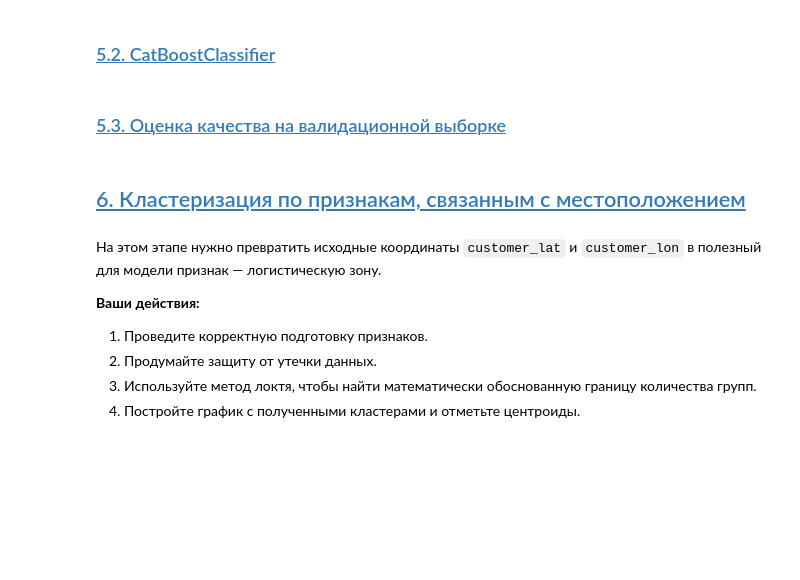
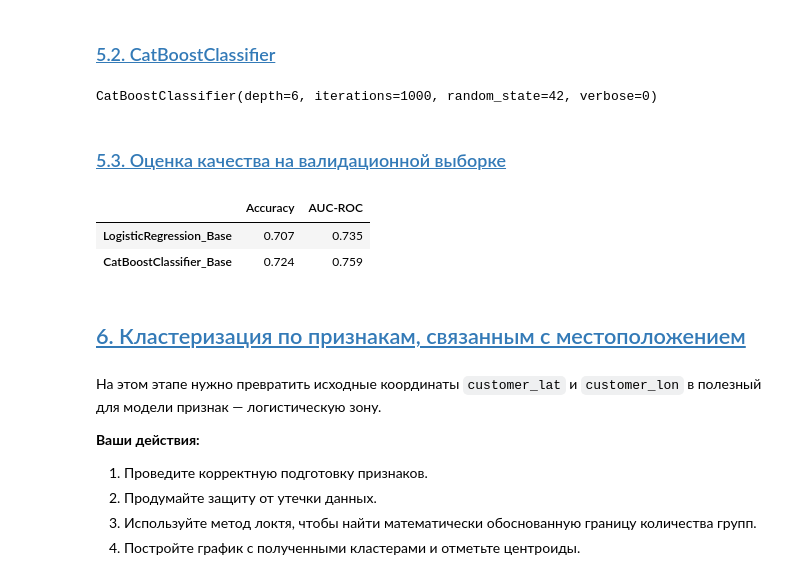
Before and after one commit to MEYakunin/Sprint18_Delivery_Delay_Prediction, a Jupyter notebook: Sprint18_Delivery_Delay_Prediction_Yakunin_Mikl.ipynb, the cells around one changed output. Saved outputs shown, nothing was run; the diff lists cells and outputs as text; code cells hidden in the pictures; blank space fills up the shorter version.

Commit message:
Sprint18_Delivery_Delay_Prediction_Yakunin_Mikl - "Обучение базовой модели" - созданы функции для рассчета метрик и добавления их в общий датафрейм. Обучены базовые модели.

```diff
--- a/Sprint18_Delivery_Delay_Prediction_Yakunin_Mikl.ipynb
+++ b/Sprint18_Delivery_Delay_Prediction_Yakunin_Mikl.ipynb
@@ -824,3 +824,13 @@ print(f'Всего уникальных клиентов: {len(train_customers |
 Напоминаем, что на этапе построения базовой модели глубокий подбор гиперпараметров необязателен.
 
 **Дополнительное задание.** Если вы чувствуете в себе силы, вы можете попробовать базовую оптимизацию, но помните: главная прибавка к качеству ожидается от новых признаков, которые вы создадите в следующих разделах.
+# %%
+# Разделяем выборки на признаки и целевой признак
+X_train = df_train.drop(['order_id', 'customer_id', 'late_delivery_risk'], axis=1)
+y_train = df_train['late_delivery_risk']
+
+X_val = df_val.drop(['order_id', 'customer_id', 'late_delivery_risk'], axis=1)
+y_val = df_val['late_delivery_risk']
+
+X_test = df_test.drop(['order_id', 'customer_id', 'late_delivery_risk'], axis=1)
+y_test = df_test['late_delivery_risk']
@@ -827,2 +872,20 @@ print(f'Всего уникальных клиентов: {len(train_customers |
 # %% [markdown]
 ### [5.1. Логистическая регрессия](#content)<a id="5_1"></a>
+# %%
+# Формируем пайплайн для логистической регрессии
+preprocessor = ColumnTransformer(
+    transformers=[
+        ('num', StandardScaler(), num_cols),
+        ('cat', OneHotEncoder(), cat_cols)
+    ]
+)
+
+lgr_model_base_pipe = Pipeline(
+    steps=[
+        ('preprocessor', preprocessor),
+        ('classifier', LogisticRegression(random_state=RANDOM_STATE, max_iter=1000, solver='liblinear'))
+    ]
+)
+
+# Обучаем базувую модель LogisticRegression
+lgr_model_base_pipe.fit(X_train, y_train)
@@ -829,7 +907,29 @@ print(f'Всего уникальных клиентов: {len(train_customers |
 # %% [markdown]
 ### [5.2. CatBoostClassifier](#content)<a id="5_2"></a>
+# %%
+# Формируем модель для CatBoostClassifier
+cbc_model_base = CatBoostClassifier(
+    iterations=1000,
+    depth=6,
+    verbose=0,
+    random_state=RANDOM_STATE
+)
+
+# Обучаем базувую модель CatBoostClassifier
+cbc_model_base.fit(X_train, y_train, cat_features=cat_cols)
+# %% [output]
+CatBoostClassifier(depth=6, iterations=1000, random_state=42, verbose=0)
 # %% [markdown]
 ### [5.3. Оценка качества на валидационной выборке](#content)<a id="5_3"></a>
+# %%
+# Добавляем результаты в таблицу метрик
+metrics_result_df.loc['LogisticRegression_Base'] = calculate_metrics(lgr_model_base_pipe, X_val, y_val, 'LogisticRegression_Base')
+metrics_result_df.loc['CatBoostClassifier_Base'] = calculate_metrics(cbc_model_base, X_val, y_val, 'CatBoostClassifier_Base')
+metrics_result_df
+# %% [output]
+|  | Accuracy | AUC-ROC |
+| LogisticRegression_Base | 0.707 | 0.735 |
+| CatBoostClassifier_Base | 0.724 | 0.759 |
 # %% [markdown]
 ## [6. Кластеризация по признакам, связанным с местоположением](#content)<a id="6"></a>
 # %% [markdown]
```
Also changed, not shown: parts of 5 cells of this notebook, 4 other files.
